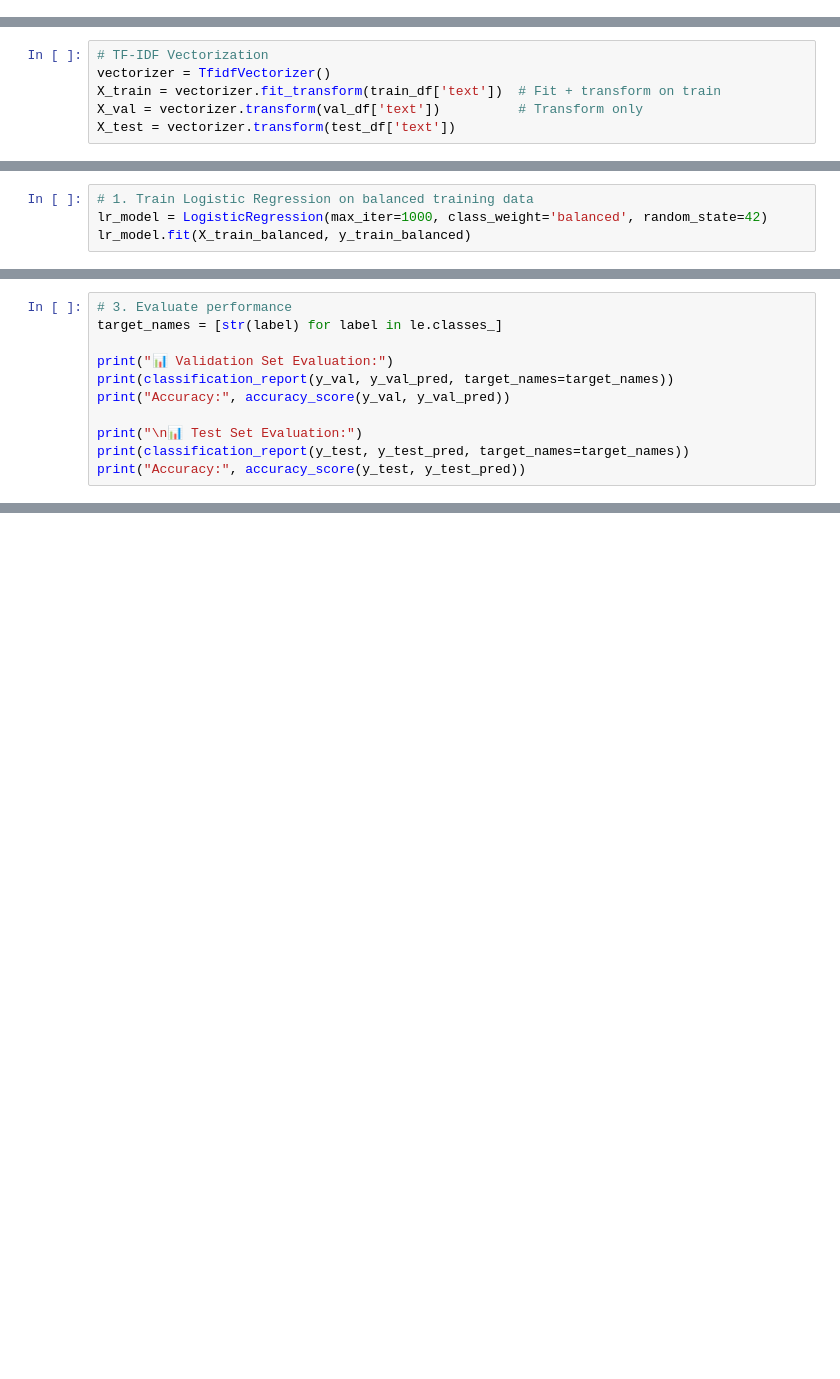
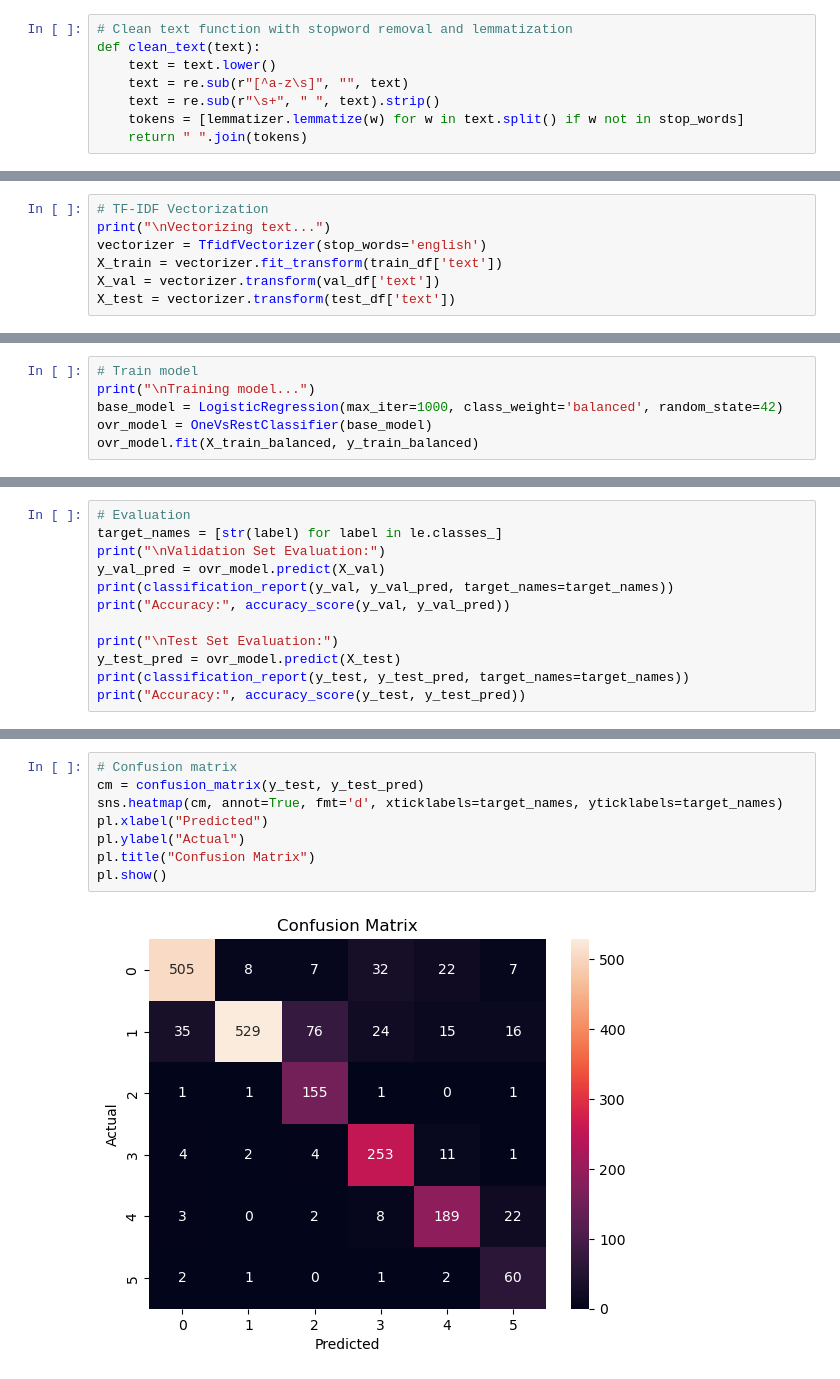
Before and after one commit to FatimaShamas/EmotionDetector, a Jupyter notebook: UO_code.ipynb, the cells around one changed output, grey strips where cells are left out. Drawn from its saved outputs; the diff is of its cells as text; blank space fills up the shorter version.

```diff
--- a/UO_code.ipynb
+++ b/UO_code.ipynb
@@ -51 +71,9 @@ from sklearn.metrics import classification_report, accuracy_score
+# %%
+# Clean text function with stopword removal and lemmatization
+def clean_text(text):
+    text = text.lower()
+    text = re.sub(r"[^a-z\s]", "", text)
+    text = re.sub(r"\s+", " ", text).strip()
+    tokens = [lemmatizer.lemmatize(w) for w in text.split() if w not in stop_words]
+    return " ".join(tokens)
 # %%
@@ -67,7 +95,8 @@ y_val = le.transform(val_df['label'])         # Transform only
 y_test = le.transform(test_df['label'])
 # %%
 # TF-IDF Vectorization
-vectorizer = TfidfVectorizer()
-X_train = vectorizer.fit_transform(train_df['text'])  # Fit + transform on train
-X_val = vectorizer.transform(val_df['text'])          # Transform only
+print("\nVectorizing text...")
+vectorizer = TfidfVectorizer(stop_words='english')
+X_train = vectorizer.fit_transform(train_df['text'])
+X_val = vectorizer.transform(val_df['text'])
 X_test = vectorizer.transform(test_df['text'])
@@ -85,5 +117,7 @@ Balanced train shape: (22554, 15186)
 # %%
-# 1. Train Logistic Regression on balanced training data
-lr_model = LogisticRegression(max_iter=1000, class_weight='balanced', random_state=42)
-lr_model.fit(X_train_balanced, y_train_balanced)
+# Train model
+print("\nTraining model...")
+base_model = LogisticRegression(max_iter=1000, class_weight='balanced', random_state=42)
+ovr_model = OneVsRestClassifier(base_model)
+ovr_model.fit(X_train_balanced, y_train_balanced)
 # %% [output]
@@ -95,12 +128,13 @@ y_test_pred = lr_model.predict(X_test)
 # %%
-# 3. Evaluate performance
+# Evaluation
 target_names = [str(label) for label in le.classes_]
-
-print("📊 Validation Set Evaluation:")
+print("\nValidation Set Evaluation:")
+y_val_pred = ovr_model.predict(X_val)
 print(classification_report(y_val, y_val_pred, target_names=target_names))
 print("Accuracy:", accuracy_score(y_val, y_val_pred))
 
-print("\n📊 Test Set Evaluation:")
+print("\nTest Set Evaluation:")
+y_test_pred = ovr_model.predict(X_test)
 print(classification_report(y_test, y_test_pred, target_names=target_names))
 print("Accuracy:", accuracy_score(y_test, y_test_pred))
 # %% [output]
@@ -124 +158,11 @@ Accuracy: 0.6795
+# %%
+# Confusion matrix
+cm = confusion_matrix(y_test, y_test_pred)
+sns.heatmap(cm, annot=True, fmt='d', xticklabels=target_names, yticklabels=target_names)
+pl.xlabel("Predicted")
+pl.ylabel("Actual")
+pl.title("Confusion Matrix")
+pl.show()
+# %% [output]
+[figure, added]
 # %%
```
Also changed, not shown: parts of 22 cells of this notebook, 7 other files.
